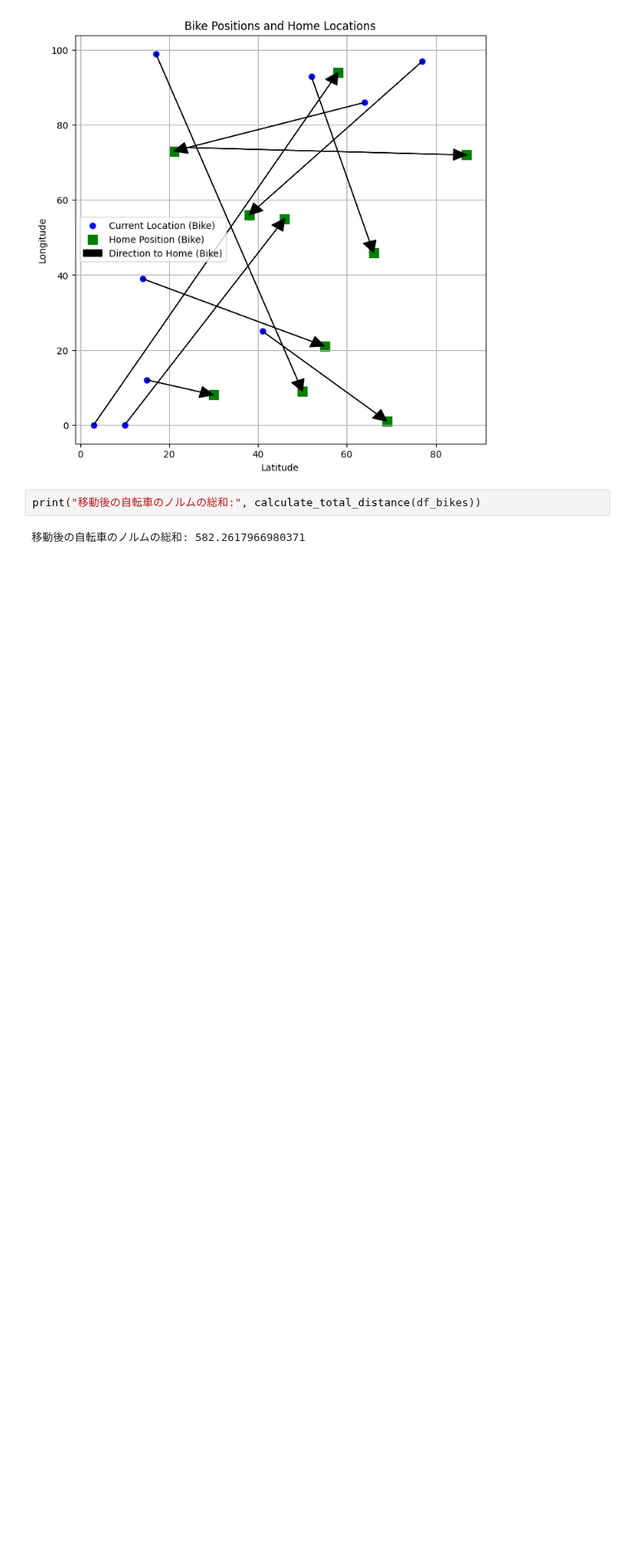
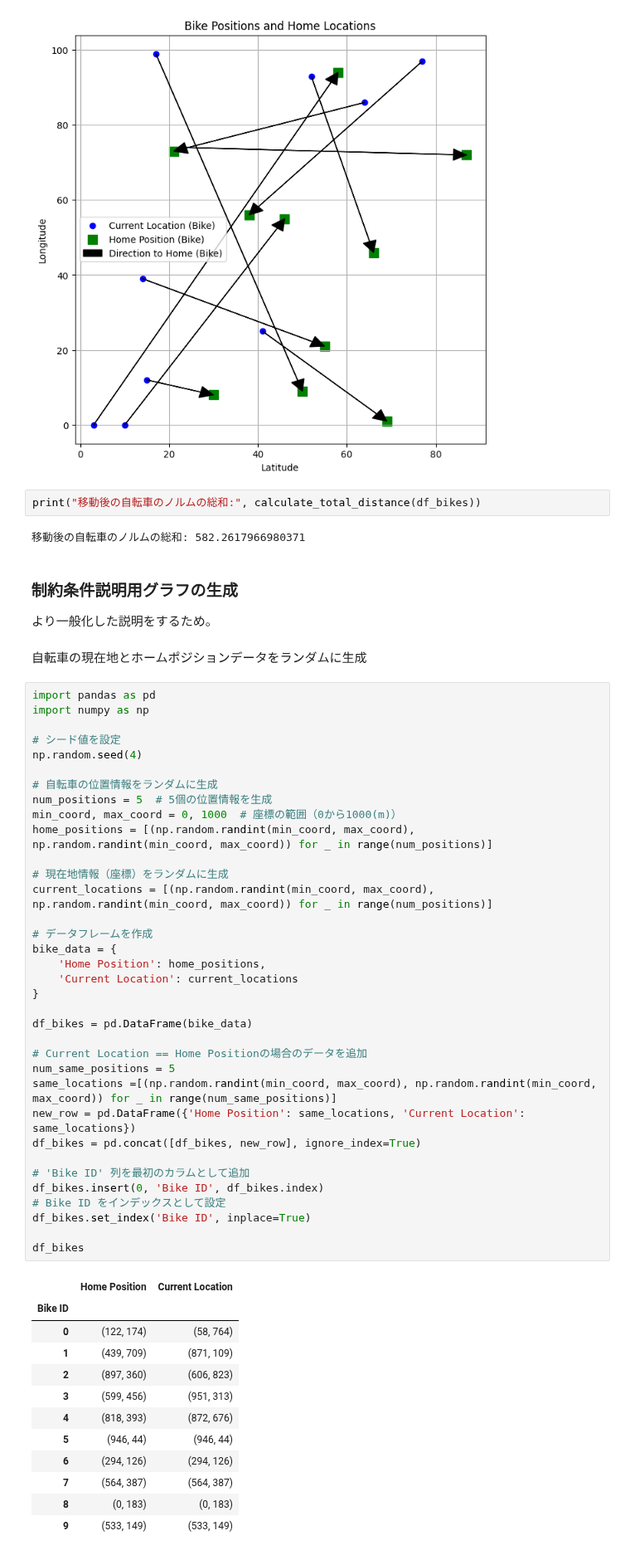
Before and after one commit to Koki-Kazaore/Research, a Jupyter notebook: googleColabEnv/assignmentProblem/assignmentProblem.ipynb, the cells around one changed output. Shown at 83% size. Saved outputs shown, nothing was run; the diff lists cells and outputs as text; blank space fills up the shorter version.

```diff
--- a/googleColabEnv/assignmentProblem/assignmentProblem.ipynb
+++ b/googleColabEnv/assignmentProblem/assignmentProblem.ipynb
@@ -569,3 +569,56 @@ plt.show()
 print("移動後の自転車のノルムの総和:", calculate_total_distance(df_bikes))
 # %% [output]
 移動後の自転車のノルムの総和: 582.2617966980371
+# %% [markdown]
+### 制約条件説明用グラフの生成
+より一般化した説明をするため。
+# %% [markdown]
+自転車の現在地とホームポジションデータをランダムに生成
+# %%
+import pandas as pd
+import numpy as np
+
+# シード値を設定
+np.random.seed(4)
+
+# 自転車の位置情報をランダムに生成
+num_positions = 5  # 5個の位置情報を生成
+min_coord, max_coord = 0, 1000  # 座標の範囲（0から1000(m)）
+home_positions = [(np.random.randint(min_coord, max_coord), np.random.randint(min_coord, max_coord)) for _ in range(num_positions)]
+
+# 現在地情報（座標）をランダムに生成
+current_locations = [(np.random.randint(min_coord, max_coord), np.random.randint(min_coord, max_coord)) for _ in range(num_positions)]
+
+# データフレームを作成
+bike_data = {
+    'Home Position': home_positions,
+    'Current Location': current_locations
+}
+
+df_bikes = pd.DataFrame(bike_data)
+
+# Current Location == Home Positionの場合のデータを追加
+num_same_positions = 5
+same_locations =[(np.random.randint(min_coord, max_coord), np.random.randint(min_coord, max_coord)) for _ in range(num_same_positions)]
+new_row = pd.DataFrame({'Home Position': same_locations, 'Current Location': same_locations})
+df_bikes = pd.concat([df_bikes, new_row], ignore_index=True)
+
+# 'Bike ID' 列を最初のカラムとして追加
+df_bikes.insert(0, 'Bike ID', df_bikes.index)
+# Bike ID をインデックスとして設定
+df_bikes.set_index('Bike ID', inplace=True)
+
+df_bikes
+# %% [output]
+|  | Home Position | Current Location |
+| Bike ID |  |  |
+| 0 | (122, 174) | (58, 764) |
+| 1 | (439, 709) | (871, 109) |
+| 2 | (897, 360) | (606, 823) |
+| 3 | (599, 456) | (951, 313) |
+| 4 | (818, 393) | (872, 676) |
+| 5 | (946, 44) | (946, 44) |
+| 6 | (294, 126) | (294, 126) |
+| 7 | (564, 387) | (564, 387) |
+| 8 | (0, 183) | (0, 183) |
+| 9 | (533, 149) | (533, 149) |
```
Also changed, not shown: parts of 4 cells of this notebook, 1 other file.
